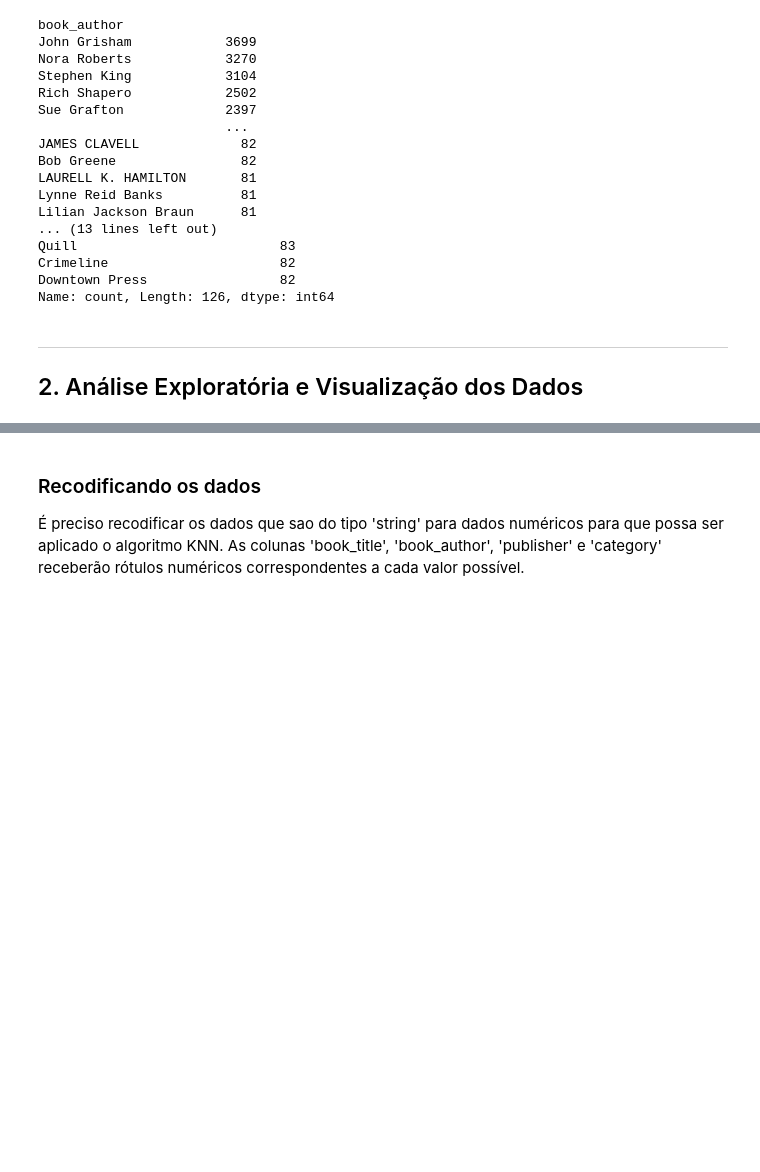
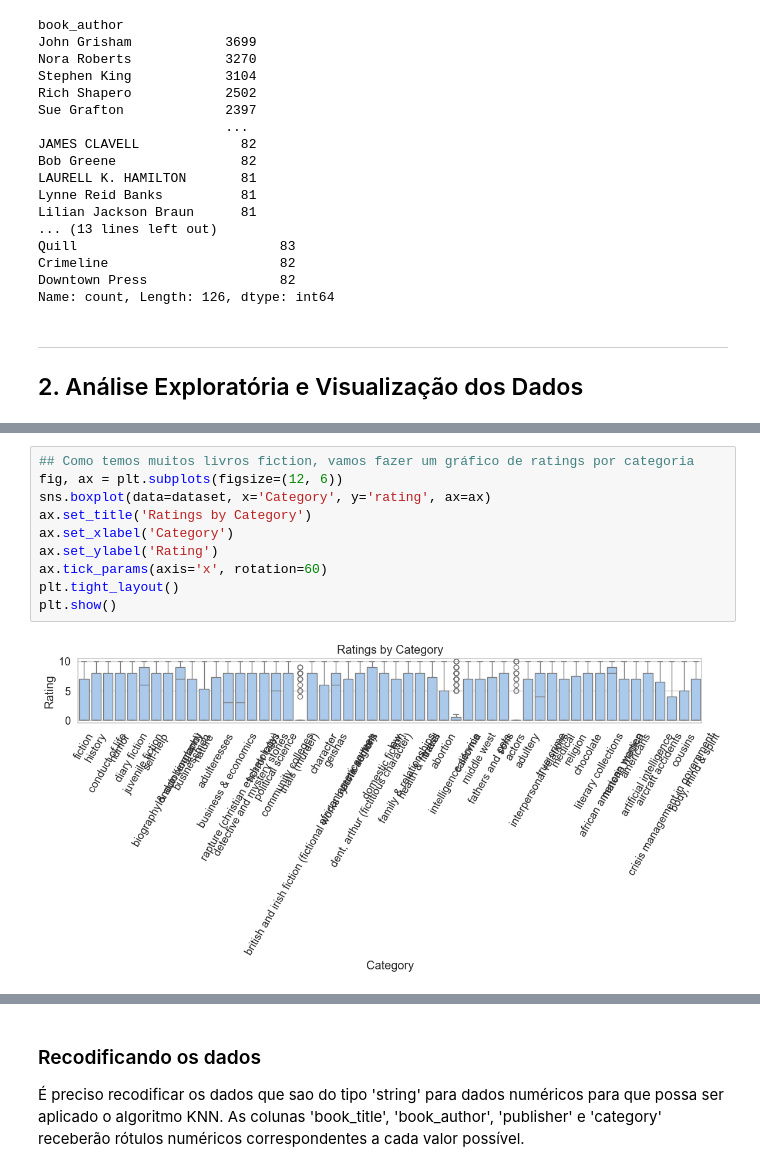
Before and after one commit to joaopcvieira/CMC-13, a Jupyter notebook: main.ipynb, the cells around one changed output, grey strips where cells are left out. Cells and saved outputs as stored; diff of their text form; blank space fills up the shorter version.

```diff
--- a/main.ipynb
+++ b/main.ipynb
@@ -214,3 +224,15 @@ plt.show()
+# %%
+## Como temos muitos livros fiction, vamos fazer um gráfico de ratings por categoria
+fig, ax = plt.subplots(figsize=(12, 6))
+sns.boxplot(data=dataset, x='Category', y='rating', ax=ax)
+ax.set_title('Ratings by Category')
+ax.set_xlabel('Category')
+ax.set_ylabel('Rating')
+ax.tick_params(axis='x', rotation=60)
+plt.tight_layout()
+plt.show()
+# %% [output]
+[figure, added]
 # %%
 ## Como temos muitos livros fiction, vamos fazer um gráfico de ratings por categoria
 fig, ax = plt.subplots(figsize=(12, 6))
```
Also changed, not shown: parts of 4 cells of this notebook.
